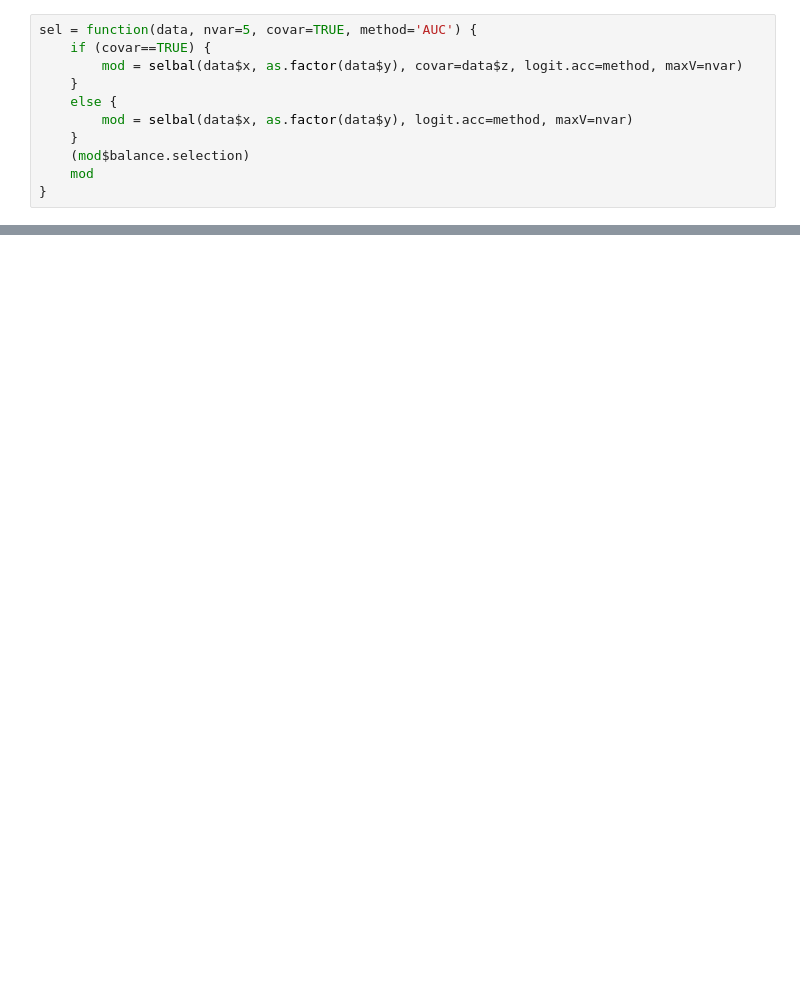
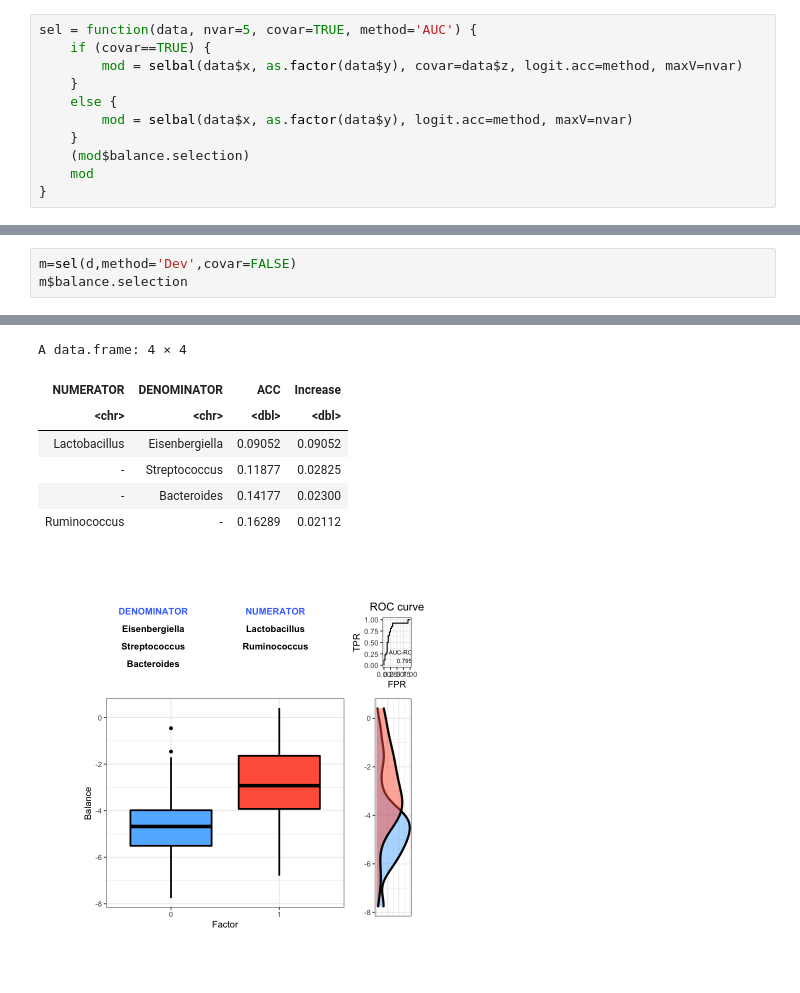
Before and after one commit to tariks/icu-biome, a Jupyter notebook: selbal/balanceR.ipynb, the cells around one changed output, grey strips where cells are left out. Drawn from its saved outputs; the diff is of its cells as text; blank space fills up the shorter version.

```diff
--- a/selbal/balanceR.ipynb
+++ b/selbal/balanceR.ipynb
@@ -63,0 +47,4 @@ A matrix: 51 × 29 of type int
+# %%
+m=sel(d,method='Dev',covar=FALSE)
+m$balance.selection
+# %% [output]
@@ -63,0 +57,8 @@ A matrix: 51 × 29 of type int
+A data.frame: 4 × 4
+| NUMERATOR | DENOMINATOR | ACC | Increase |
+| <chr> | <chr> | <dbl> | <dbl> |
+| Lactobacillus | Eisenbergiella | 0.09052 | 0.09052 |
+| - | Streptococcus | 0.11877 | 0.02825 |
+| - | Bacteroides | 0.14177 | 0.02300 |
+| Ruminococcus | - | 0.16289 | 0.02112 |
+[figure, added]
```
Also changed, not shown: parts of 8 cells of this notebook, 7 other files.
